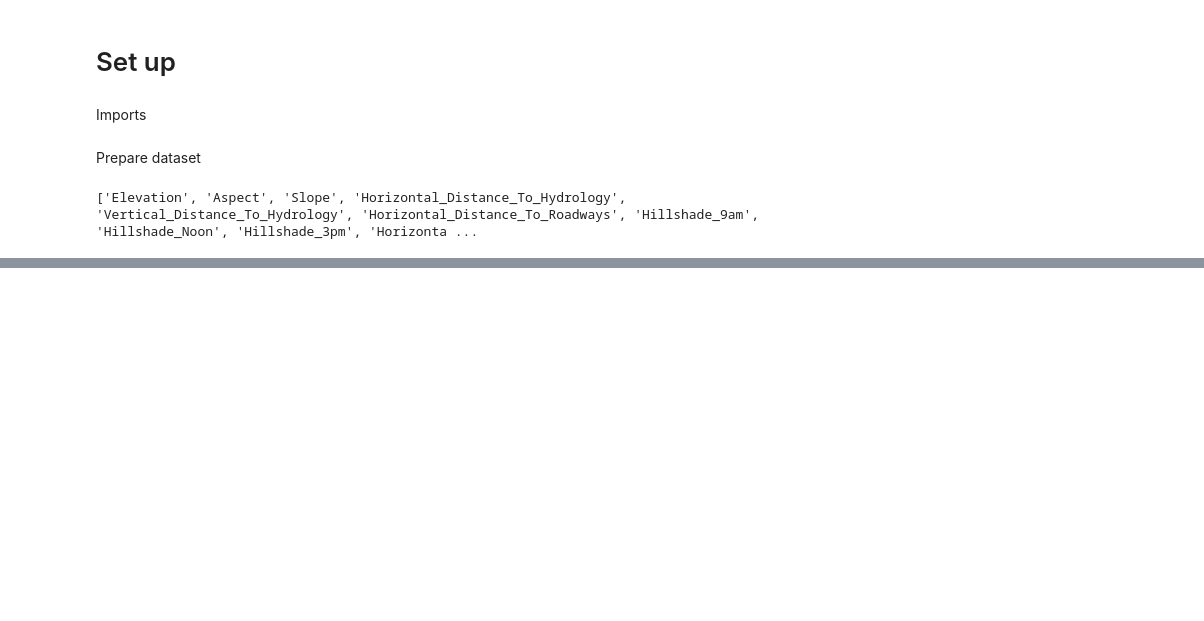
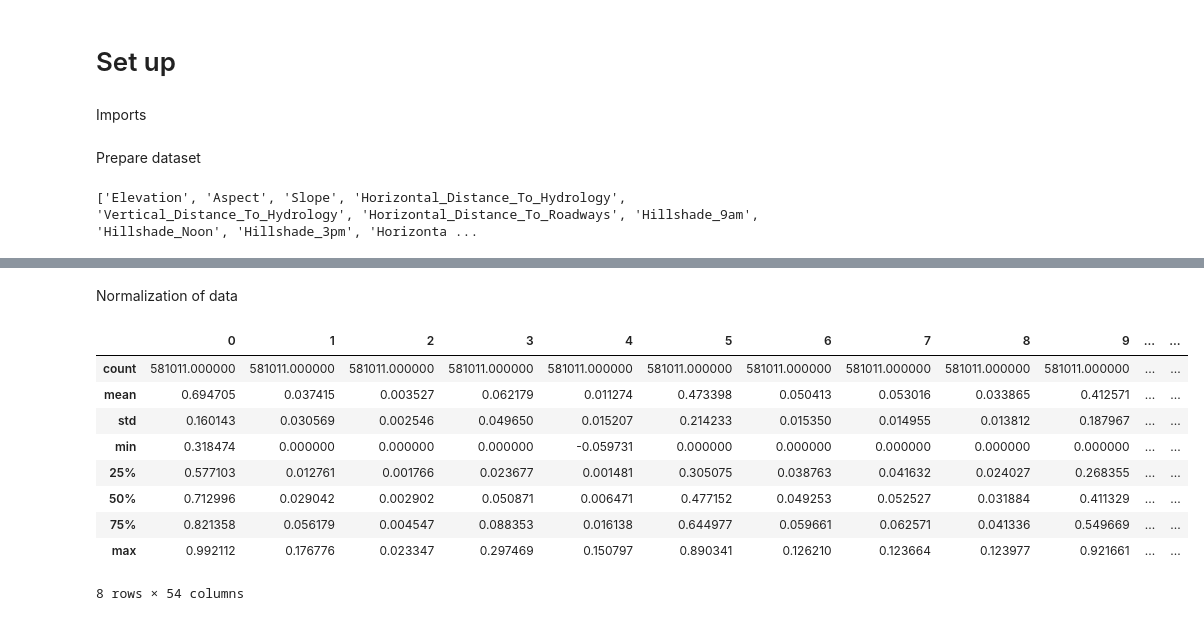
Before and after one commit to Michalinh0/DS2022, a Jupyter notebook: Classification/Covertype.ipynb, the cells around one changed output, grey strips where cells are left out. Saved outputs shown, nothing was run; the diff lists cells and outputs as text; code cells hidden in the pictures; blank space fills up the shorter version.

```diff
--- a/Classification/Covertype.ipynb
+++ b/Classification/Covertype.ipynb
@@ -31,0 +58,20 @@ print(input_vector)
+# %% [markdown]
+Normalization of data
+# %%
+x = covertype_dataset[input_vector]
+y = covertype_dataset["Cover_type"]
+
+for i in range(54):
+  array = covertype_dataset.iloc[:,i]
+  normalized = preprocessing.normalize(array)
+# %% [output]
+|  | 0 | 1 | 2 | 3 | 4 | 5 | 6 | 7 | 8 | 9 | ... | ... |
+| count | 581011.000000 | 581011.000000 | 581011.000000 | 581011.000000 | 581011.000000 | 581011.000000 | 581011.000000 | 581011.000000 | 581011.000000 | 581011.000000 | ... | ... |
+| mean | 0.694705 | 0.037415 | 0.003527 | 0.062179 | 0.011274 | 0.473398 | 0.050413 | 0.053016 | 0.033865 | 0.412571 | ... | ... |
+| std | 0.160143 | 0.030569 | 0.002546 | 0.049650 | 0.015207 | 0.214233 | 0.015350 | 0.014955 | 0.013812 | 0.187967 | ... | ... |
+| min | 0.318474 | 0.000000 | 0.000000 | 0.000000 | -0.059731 | 0.000000 | 0.000000 | 0.000000 | 0.000000 | 0.000000 | ... | ... |
+| 25% | 0.577103 | 0.012761 | 0.001766 | 0.023677 | 0.001481 | 0.305075 | 0.038763 | 0.041632 | 0.024027 | 0.268355 | ... | ... |
+| 50% | 0.712996 | 0.029042 | 0.002902 | 0.050871 | 0.006471 | 0.477152 | 0.049253 | 0.052527 | 0.031884 | 0.411329 | ... | ... |
+| 75% | 0.821358 | 0.056179 | 0.004547 | 0.088353 | 0.016138 | 0.644977 | 0.059661 | 0.062571 | 0.041336 | 0.549669 | ... | ... |
+| max | 0.992112 | 0.176776 | 0.023347 | 0.297469 | 0.150797 | 0.890341 | 0.126210 | 0.123664 | 0.123977 | 0.921661 | ... | ... |
+8 rows × 54 columns
```
Also changed, not shown: parts of 2 cells of this notebook.
